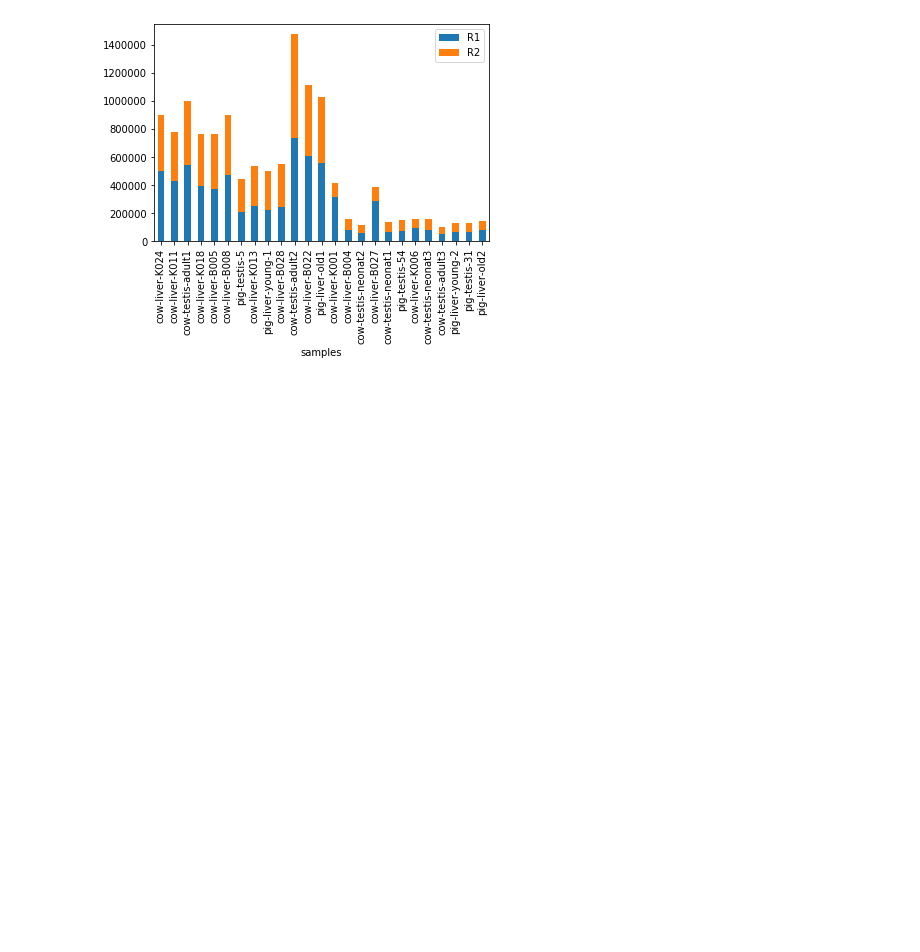
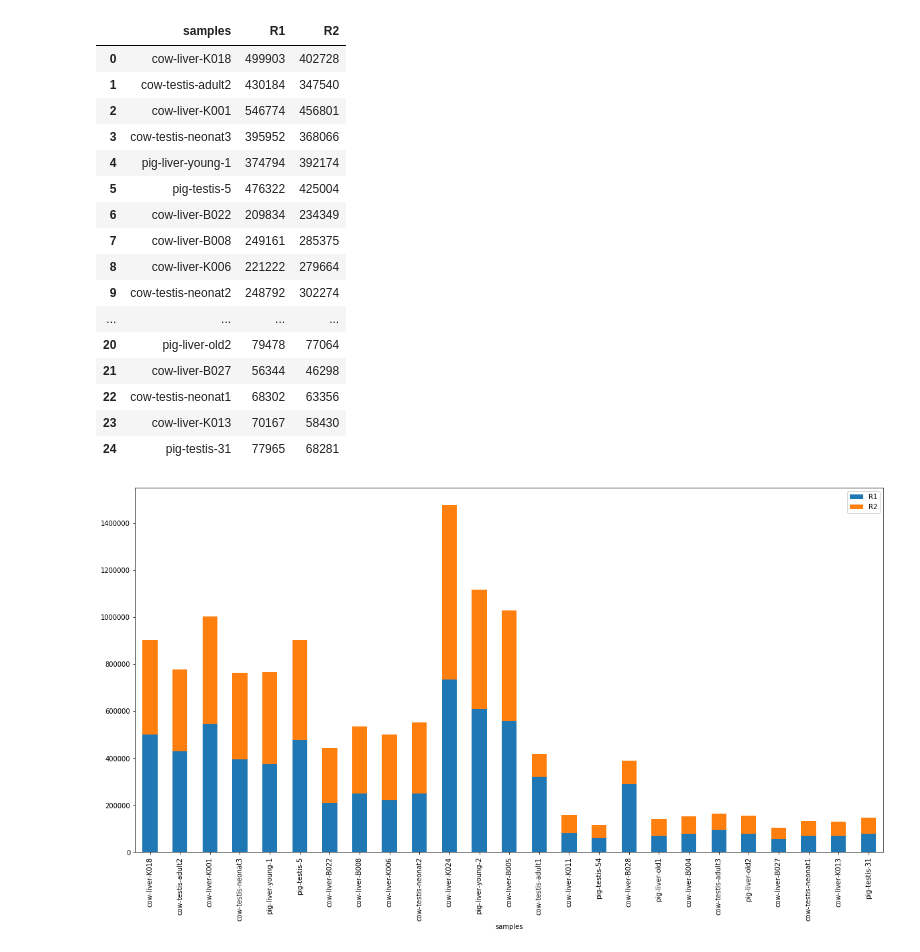
Before and after one commit to GenEpi-GenPhySE/circDetector, a Jupyter notebook: scripts/stats_mapping.ipynb, the cells around one changed output. Cells and saved outputs as stored; diff of their text form; code cells hidden in the pictures; blank space fills up the shorter version.

```diff
--- a/scripts/stats_mapping.ipynb
+++ b/scripts/stats_mapping.ipynb
@@ -13,23 +38,25 @@ df = df.drop_duplicates()
 # %%
-# Number of reads:
+# I. Number of reads per individual:
 df1 = pd.DataFrame(df, columns=columns)
 
-df1["Number of reads unmapped"] = (df1['Number of input reads'] -
-                                  (df1['Uniquely mapped reads number'] +
+# Compute the number of unmapped reads:
+df1["Number of reads unmapped"] = (df1['Number of input reads'] - (df1['Uniquely mapped reads number'] +
                                    df1['Number of reads mapped to multiple loci'] +
                                    df1['Number of chimeric reads']))
 
+# Create new column with the concatenation of sample and read names:
 sample = df1["sample"].to_list()
 read = df1["read"].to_list()
-sample_read_names = [i + "-" + j for i, j in zip(sample, read)]
+sample_read = [i + "-" + j for i, j in zip(sample, read)]
+df1["sample-read"] = sample_read
 
-df1["sample-read"] = sample_read_names
-
+# Create a new table with columns of interest:
 columns_clean = ['sample', 'sample_unit', 'read', 'sample-read', 'Uniquely mapped reads number',
                  'Number of reads mapped to multiple loci', 'Number of reads mapped to too many loci',
                  'Number of reads unmapped']
+df_clean = pd.DataFrame(df1, columns=columns_clean)
+display(df_clean)
 
-df_clean = pd.DataFrame(df1, columns=columns_clean)
-
-df_clean.plot.bar(x='sample-read', stacked=True);
+# Stacked bar plot:
+df_clean.plot.bar(x='sample-read', stacked=True, figsize=(20,10));
 # %% [output]
@@ -37,16 +81,36 @@ df_clean.plot.bar(x='sample-read', stacked=True);
 # %%
-# Number of chimeric reads:
+# II. Number of chimeric reads per individual:
+
+# Select the number of chimeric reads for R1 and R2 per individual:
 columns_df2 = ['sample', 'sample_unit', 'read', 'sample-read', 'Number of chimeric reads']
 df2 = pd.DataFrame(df1, columns=columns_df2)
 
 samples = list(set(df2["sample"].to_list()))
 nb_cr_R1 = df2["Number of chimeric reads"][df2["read"]=="R1"].to_list()
 nb_cr_R2 = df2["Number of chimeric reads"][df2["read"]=="R2"].to_list()
-
 data = {'samples': samples, 'R1': nb_cr_R1, 'R2': nb_cr_R2}
 
 df3 = pd.DataFrame(data)
+display(df3)
 
-df3.plot.bar(x='samples', stacked=True);
+# Stacked bar plot:
+df3.plot.bar(x='samples', stacked=True, figsize=(20,10));
 # %% [output]
+|  | samples | R1 | R2 |
+| 0 | cow-liver-K018 | 499903 | 402728 |
+| 1 | cow-testis-adult2 | 430184 | 347540 |
+| 2 | cow-liver-K001 | 546774 | 456801 |
+| 3 | cow-testis-neonat3 | 395952 | 368066 |
+| 4 | pig-liver-young-1 | 374794 | 392174 |
+| 5 | pig-testis-5 | 476322 | 425004 |
+| 6 | cow-liver-B022 | 209834 | 234349 |
+| 7 | cow-liver-B008 | 249161 | 285375 |
+| 8 | cow-liver-K006 | 221222 | 279664 |
+| 9 | cow-testis-neonat2 | 248792 | 302274 |
+| ... | ... | ... | ... |
+| 20 | pig-liver-old2 | 79478 | 77064 |
+| 21 | cow-liver-B027 | 56344 | 46298 |
+| 22 | cow-testis-neonat1 | 68302 | 63356 |
+| 23 | cow-liver-K013 | 70167 | 58430 |
+| 24 | pig-testis-31 | 77965 | 68281 |
-[figure, old version]
+[figure, new version]
```
Also changed, not shown: parts of 9 cells of this notebook.
